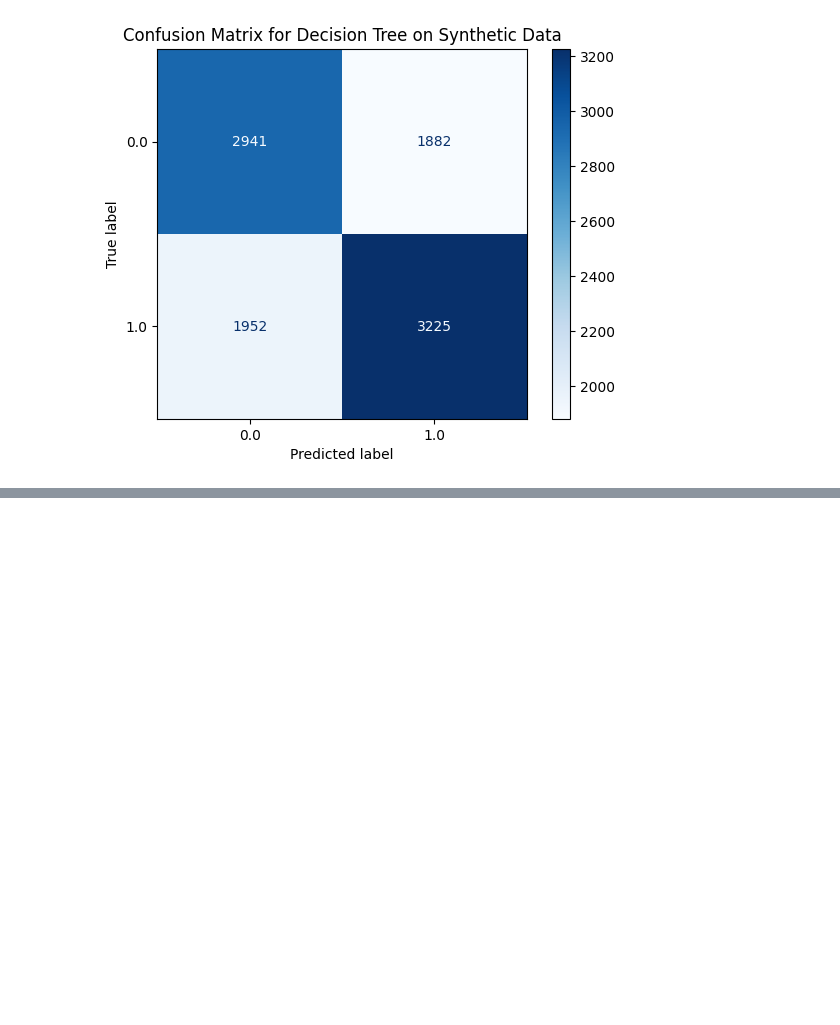
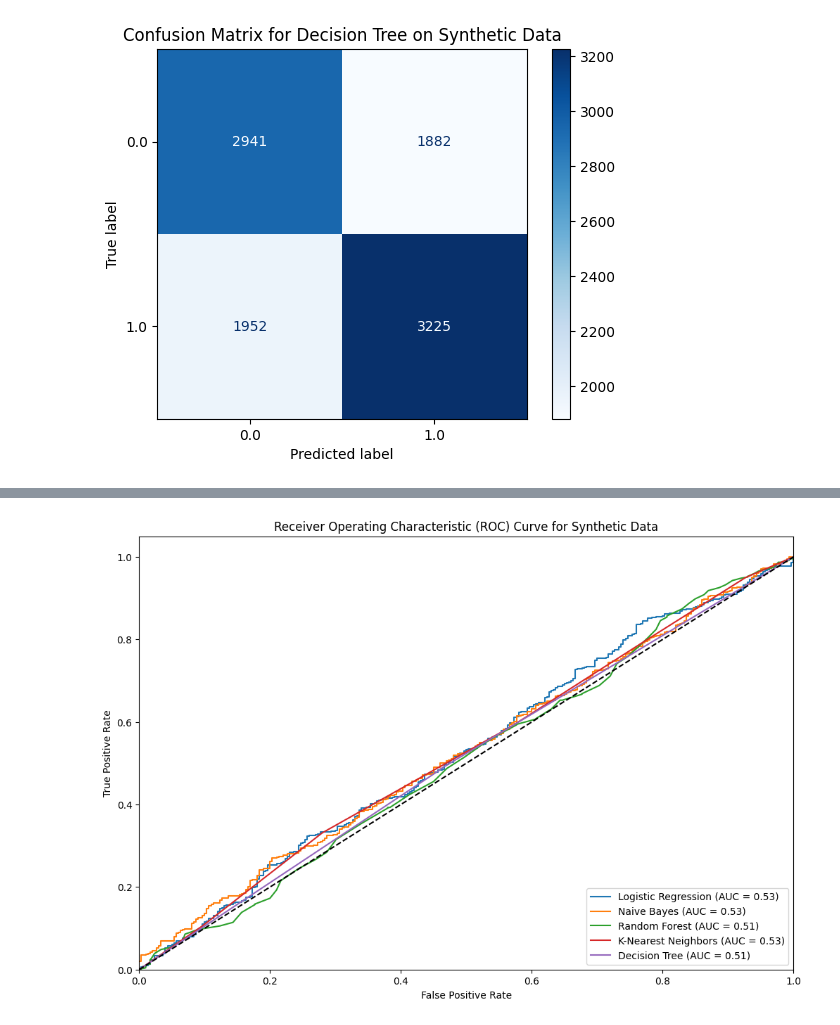
Before and after one commit to tarikibrahimovic/Diabetes-Prediction, a Jupyter notebook: gan.ipynb, the cells around one changed output, grey strips where cells are left out. Saved outputs shown, nothing was run; the diff lists cells and outputs as text; code cells hidden in the pictures; blank space fills up the shorter version.

```diff
--- a/gan.ipynb
+++ b/gan.ipynb
@@ -52,5 +49,5 @@ ctgan.save('ctgan_diabetes.keras')
 # %%
-gan_model = ctgan.load('ctgan_diabetes.keras')
+gan_model = ctgan.load('ctgan.keras')
 synthetic_data = gan_model.sample(10000)
 synthetic_data.head(100)
 # %% [output]
@@ -167,3 +164,16 @@ Decision Tree:
 [figure]
 [figure]
 [figure]
+# %%
+from sdv.single_table import CopulaGANSynthesizer
+from sdv.metadata import SingleTableMetadata
+
+real_data = balanced_df
+
+# Create the metadata
+metadata = SingleTableMetadata()
+for column in columns:
+    metadata.add_column(column, sdtype='numerical')
+
+synthesizer = CopulaGANSynthesizer(metadata, epochs=10)
+synthesizer.fit(real_data)
@@ -169,0 +198,3 @@ Decision Tree:
+# %%
+synthetic_data = synthesizer.sample(num_rows=1000)
+synthetic_data.head(100)
@@ -169,0 +219,68 @@ Decision Tree:
+# %%
+from sklearn.model_selection import train_test_split
+from sklearn.linear_model import LogisticRegression
+from sklearn.naive_bayes import GaussianNB
+from sklearn.ensemble import RandomForestClassifier
+from sklearn.neighbors import KNeighborsClassifier
+from sklearn.tree import DecisionTreeClassifier
+from sklearn.metrics import accuracy_score
+import matplotlib.pyplot as plt
+from sklearn.metrics import accuracy_score, roc_curve, auc, confusion_matrix, ConfusionMatrixDisplay
+
+X_real = real_data.drop('Diabetes_binary', axis=1)
+y_real = real_data['Diabetes_binary']
+
+X_synthetic = synthetic_data.drop('Diabetes_binary', axis=1)
+y_synthetic = synthetic_data['Diabetes_binary']
+
+X_train_real, X_test_real, y_train_real, y_test_real = train_test_split(X_real, y_real, test_size=0.2, random_state=42)
+
+models = [
+    ("Logistic Regression", LogisticRegression()),
+    ("Naive Bayes", GaussianNB()),
+    ("Random Forest", RandomForestClassifier()),
+    ("K-Nearest Neighbors", KNeighborsClassifier()),
+    ("Decision Tree", DecisionTreeClassifier())
+]
+
+for name, model in models:
+    model.fit(X_train_real, y_train_real)
+    y_pred_real = model.predict(X_test_real)
+    accuracy_real = accuracy_score(y_test_real, y_pred_real)
+
+    y_pred_synthetic = model.predict(X_synthetic)
+    accuracy_synthetic = accuracy_score(y_synthetic, y_pred_synthetic)
+
+    print(f"{name}:")
+    print(f"  Accuracy on real data: {accuracy_real}")
+    print(f"  Accuracy on synthetic data: {accuracy_synthetic}")
+
+plt.figure(figsize=(12, 8))
+
+for name, model in models:
+    y_proba_synthetic = model.predict_proba(X_synthetic)[:, 1]
+
+    fpr, tpr, _ = roc_curve(y_synthetic, y_proba_synthetic)
+    roc_auc = auc(fpr, tpr)
+
+    plt.plot(fpr, tpr, label=f'{name} (AUC = {roc_auc:.2f})')
+
+plt.plot([0, 1], [0, 1], 'k--')
+plt.xlim([0.0, 1.0])
+plt.ylim([0.0, 1.05])
+plt.xlabel('False Positive Rate')
+plt.ylabel('True Positive Rate')
+plt.title('Receiver Operating Characteristic (ROC) Curve for Synthetic Data')
+plt.legend(loc="lower right")
+plt.show()
+
+for name, model in models:
+    y_pred_synthetic = model.predict(X_synthetic)
+
+    cm = confusion_matrix(y_synthetic, y_pred_synthetic)
+
+    disp = ConfusionMatrixDisplay(confusion_matrix=cm, display_labels=model.classes_)
+    disp.plot(cmap=plt.cm.Blues)
+    plt.title(f'Confusion Matrix for {name} on Synthetic Data')
+    plt.show()
+# %% [output]
@@ -169,0 +309 @@ Decision Tree:
+[figure, added]
```
Also changed, not shown: parts of 5 cells of this notebook, 1 other file.
